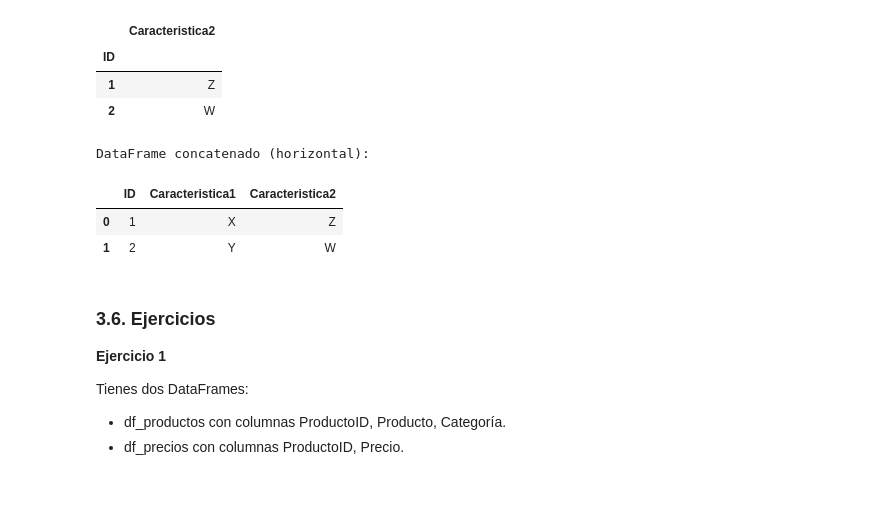
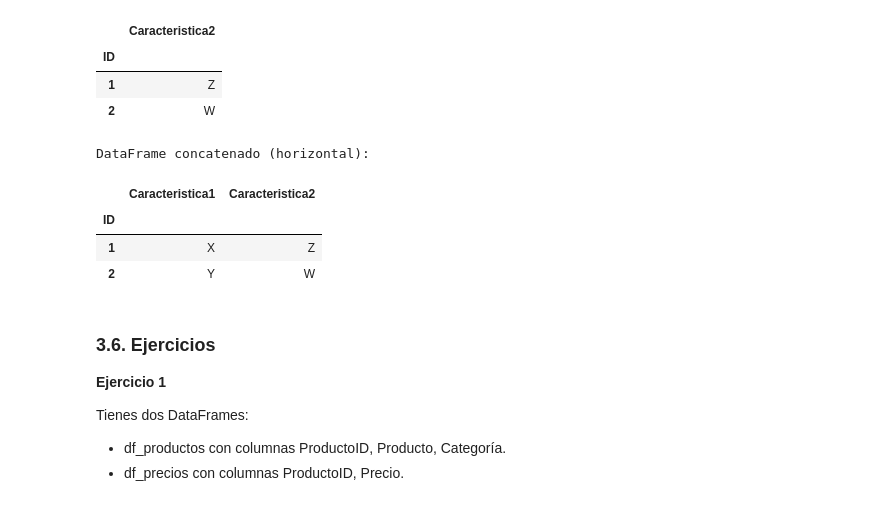
Before and after one commit to gianmarcomejia96/UTEC_PROGRA, a Jupyter notebook: 07_manipulaci_n_de_datos_con_pandas.ipynb, the cells around one changed output. Drawn from its saved outputs; the diff is of its cells as text; code cells hidden in the pictures.

```diff
--- a/07_manipulaci_n_de_datos_con_pandas.ipynb
+++ b/07_manipulaci_n_de_datos_con_pandas.ipynb
@@ -980,17 +1202,16 @@ df_caracteristicas2
 | 2 | W |
 # %%
 
-
-
 # Concatenar los DataFrames
-df_caracteristicas = pd.concat([df_caracteristicas1, df_caracteristicas2.drop('ID',axis=1)], axis=1)
+df_caracteristicas = pd.concat([df_caracteristicas1, df_caracteristicas2], axis=1)
 print("\nDataFrame concatenado (horizontal):")
 df_caracteristicas
 # %% [output]
 DataFrame concatenado (horizontal):
-|  | ID | Caracteristica1 | Caracteristica2 |
-| 0 | 1 | X | Z |
-| 1 | 2 | Y | W |
+|  | Caracteristica1 | Caracteristica2 |
+| ID |  |  |
+| 1 | X | Z |
+| 2 | Y | W |
 # %% [markdown]
 ### 3.6. Ejercicios
 
```
Also changed, not shown: parts of 35 cells of this notebook.
